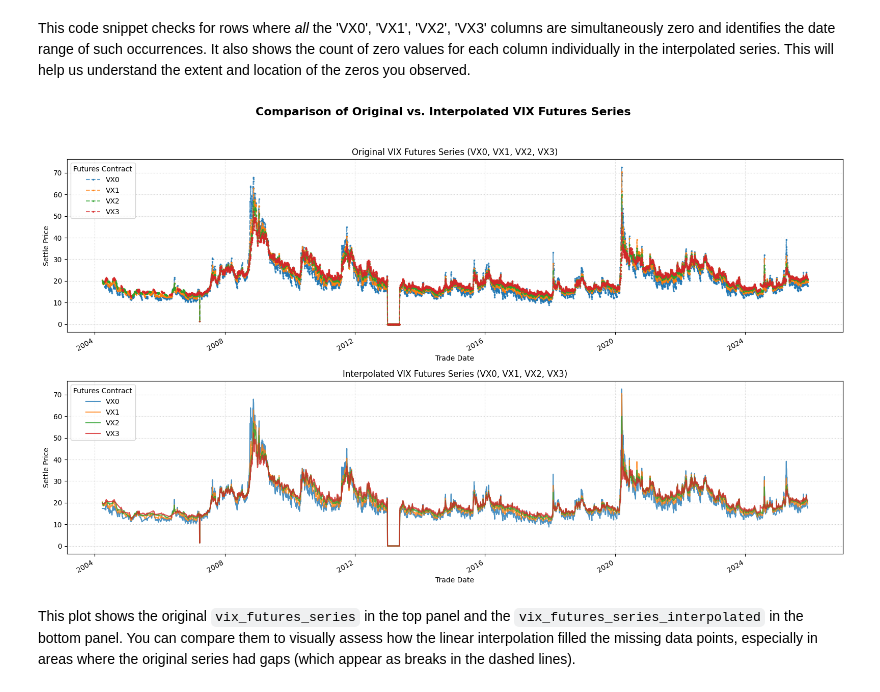
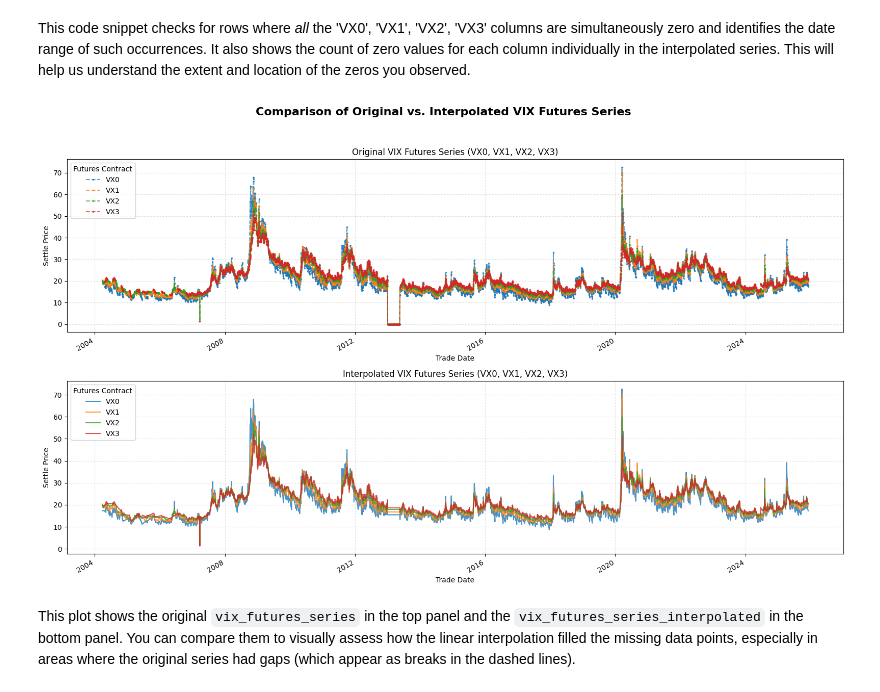
Before and after one commit to nikolas-joyce/VIX_Term_structure_Signals, a Jupyter notebook: VIX_term_structure_shift_Signals.ipynb, the cells around one changed output. Saved outputs shown, nothing was run; the diff lists cells and outputs as text; code cells hidden in the pictures.

```diff
--- a/VIX_term_structure_shift_Signals.ipynb
+++ b/VIX_term_structure_shift_Signals.ipynb
@@ -469,28 +447,28 @@ This code snippet checks for rows where *all* the 'VX0', 'VX1', 'VX2', 'VX3' col
 # %%
 plt.figure(figsize=(16, 10))
 
 # Plotting original data
 plt.subplot(2, 1, 1)
 vix_futures_series.plot(ax=plt.gca(), alpha=0.7, linestyle='--', marker='.', markersize=3)
 plt.title('Original VIX Futures Series (VX0, VX1, VX2, VX3)')
 plt.ylabel('Settle Price')
 plt.grid(True, linestyle=':', alpha=0.6)
 plt.legend(title='Futures Contract', loc='upper left')
 
 # Plotting interpolated data
 plt.subplot(2, 1, 2)
-vix_futures_series_interpolated.plot(ax=plt.gca(), alpha=0.8, linewidth=1.5)
+vix_futures_series_adjusted.plot(ax=plt.gca(), alpha=0.8, linewidth=1.5)
 plt.title('Interpolated VIX Futures Series (VX0, VX1, VX2, VX3)')
 plt.xlabel('Trade Date')
 plt.ylabel('Settle Price')
 plt.grid(True, linestyle=':', alpha=0.6)
 plt.legend(title='Futures Contract', loc='upper left')
 
 plt.suptitle('Comparison of Original vs. Interpolated VIX Futures Series', fontsize=16, fontweight='bold')
 plt.tight_layout(rect=[0, 0.03, 1, 0.95])
 plt.show()
 # %% [output]
-[figure, old version]
+[figure, new version]
 # %% [markdown]
 This plot shows the original `vix_futures_series` in the top panel and the `vix_futures_series_interpolated` in the bottom panel. You can compare them to visually assess how the linear interpolation filled the missing data points, especially in areas where the original series had gaps (which appear as breaks in the dashed lines).
 # %%
```
Also changed, not shown: parts of 24 cells of this notebook.
